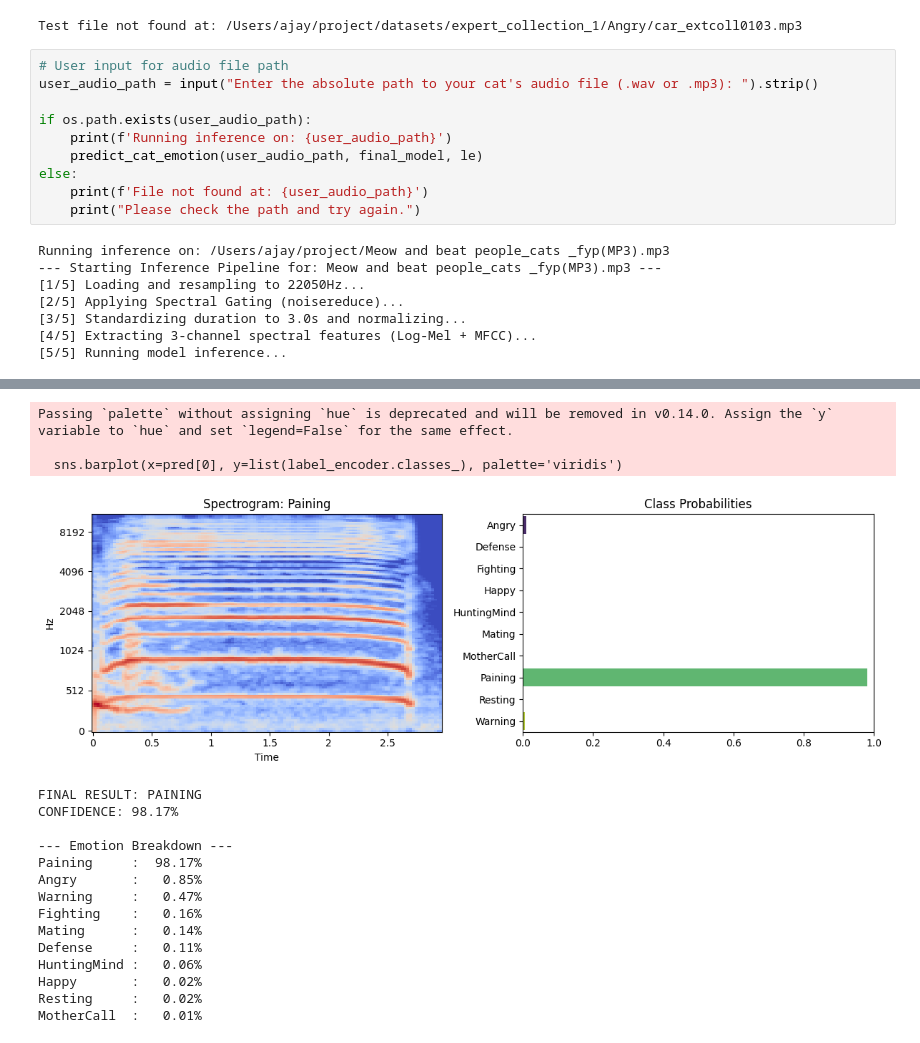
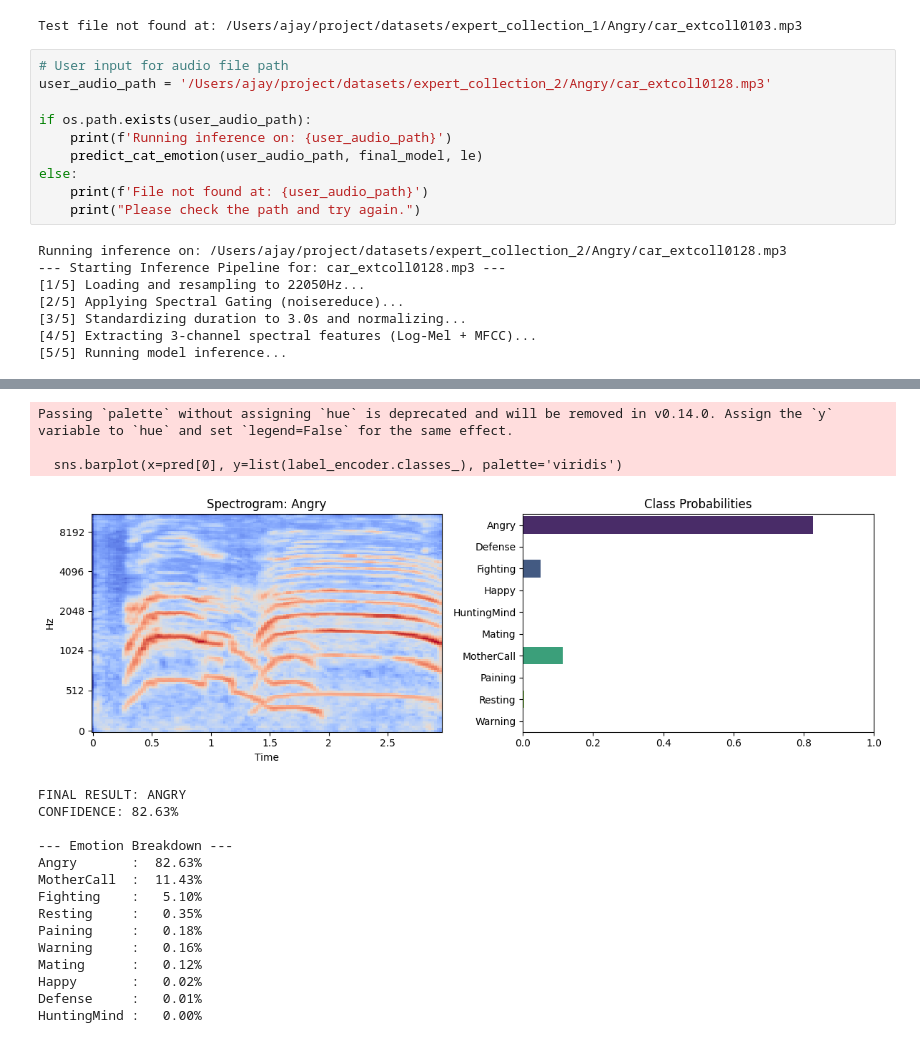
Before and after one commit to ajju170207/Cat_Sense_Ai, a Jupyter notebook: research/CatSense_Inference.ipynb, the cells around one changed output, grey strips where cells are left out. Saved outputs shown, nothing was run; the diff lists cells and outputs as text.

```diff
--- a/research/CatSense_Inference.ipynb
+++ b/research/CatSense_Inference.ipynb
@@ -325,7 +325,7 @@ else:
 Test file not found at: /Users/ajay/project/datasets/expert_collection_1/Angry/car_extcoll0103.mp3
 # %%
 # User input for audio file path
-user_audio_path = input("Enter the absolute path to your cat's audio file (.wav or .mp3): ").strip()
+user_audio_path = '/Users/ajay/project/datasets/expert_collection_2/Angry/car_extcoll0128.mp3'
 
 if os.path.exists(user_audio_path):
     print(f'Running inference on: {user_audio_path}')
@@ -334,8 +334,8 @@ else:
     print(f'File not found at: {user_audio_path}')
     print("Please check the path and try again.")
 # %% [output]
-Running inference on: /Users/ajay/project/Meow and beat people_cats _fyp(MP3).mp3
---- Starting Inference Pipeline for: Meow and beat people_cats _fyp(MP3).mp3 ---
+Running inference on: /Users/ajay/project/datasets/expert_collection_2/Angry/car_extcoll0128.mp3
+--- Starting Inference Pipeline for: car_extcoll0128.mp3 ---
 [1/5] Loading and resampling to 22050Hz...
 [2/5] Applying Spectral Gating (noisereduce)...
 [3/5] Standardizing duration to 3.0s and normalizing...
@@ -345,21 +345,21 @@ Running inference on: /Users/ajay/project/Meow and beat people_cats _fyp(MP3).mp
 Passing `palette` without assigning `hue` is deprecated and will be removed in v0.14.0. Assign the `y` variable to `hue` and set `legend=False` for the same effect.
 
   sns.barplot(x=pred[0], y=list(label_encoder.classes_), palette='viridis')
-[figure, old version]
+[figure, new version]
-FINAL RESULT: PAINING
-CONFIDENCE: 98.17%
+FINAL RESULT: ANGRY
+CONFIDENCE: 82.63%
 
 --- Emotion Breakdown ---
-Paining     :  98.17%
-Angry       :   0.85%
-Warning     :   0.47%
-Fighting    :   0.16%
-Mating      :   0.14%
-Defense     :   0.11%
-HuntingMind :   0.06%
+Angry       :  82.63%
+MotherCall  :  11.43%
+Fighting    :   5.10%
+Resting     :   0.35%
+Paining     :   0.18%
+Warning     :   0.16%
+Mating      :   0.12%
 Happy       :   0.02%
-Resting     :   0.02%
-MotherCall  :   0.01%
+Defense     :   0.01%
+HuntingMind :   0.00%
 # %%
 
 print("Evaluating model on test set...")
```
Also changed, not shown: parts of 6 cells of this notebook, 32 other files.
